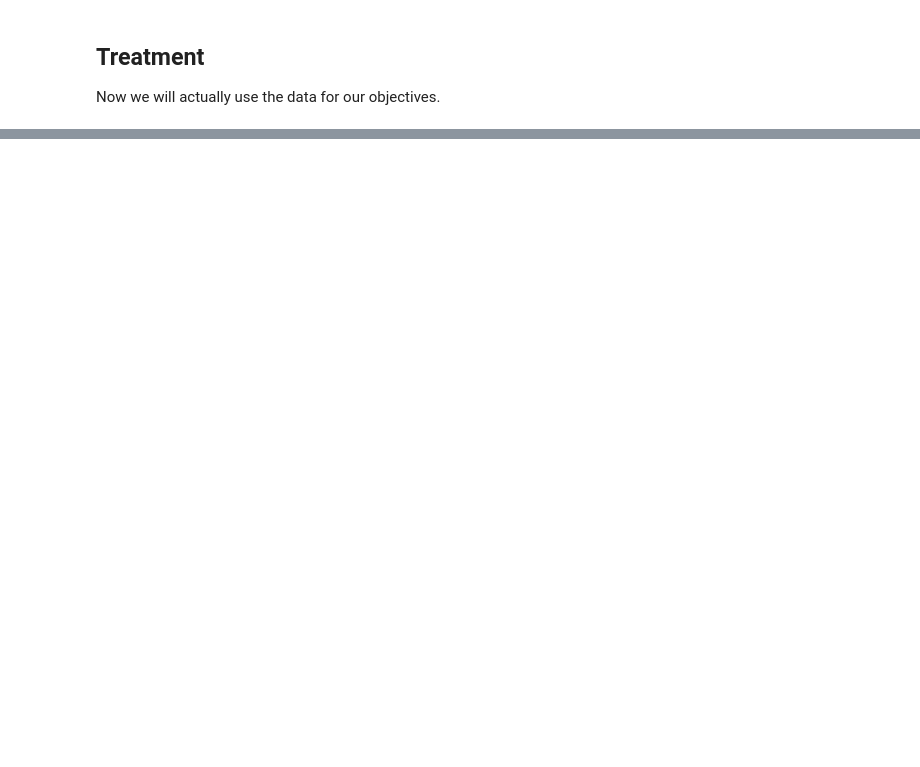
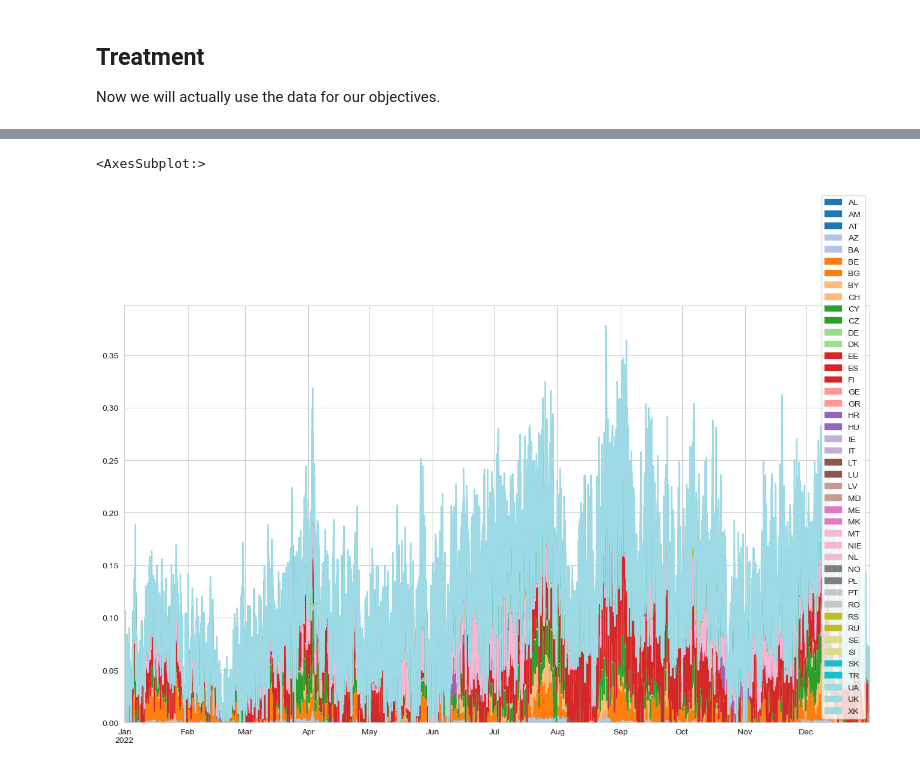
Before and after one commit to thomasgibon/energy-charts-remake, a Jupyter notebook: electricity_trade.ipynb, the cells around one changed output, grey strips where cells are left out. Drawn from its saved outputs; the diff is of its cells as text; code cells hidden in the pictures; blank space fills up the shorter version.

```diff
--- a/electricity_trade.ipynb
+++ b/electricity_trade.ipynb
@@ -261,0 +427,2 @@ comparison.T.plot.barh(stacked=True, figsize=(10,20), title=f'Production and con
+# %%
+P_full = P_full.reindex(pd.MultiIndex.from_product([time_series, full_index])).reindex(full_columns, axis=1).fillna(0)
@@ -261,0 +507,8 @@ comparison.T.plot.barh(stacked=True, figsize=(10,20), title=f'Production and con
+# %%
+fig, ax = plt.subplots(figsize=(16,9))
+pd.DataFrame(l3d[:,:,16],
+             index=time_series,
+             columns=L_trade.columns).drop('FR',axis=1).plot.area(stacked=True, cmap='tab20', ax=ax)
+# %% [output]
+<AxesSubplot:>
+[figure, added]
```
Also changed, not shown: parts of 55 cells of this notebook.
